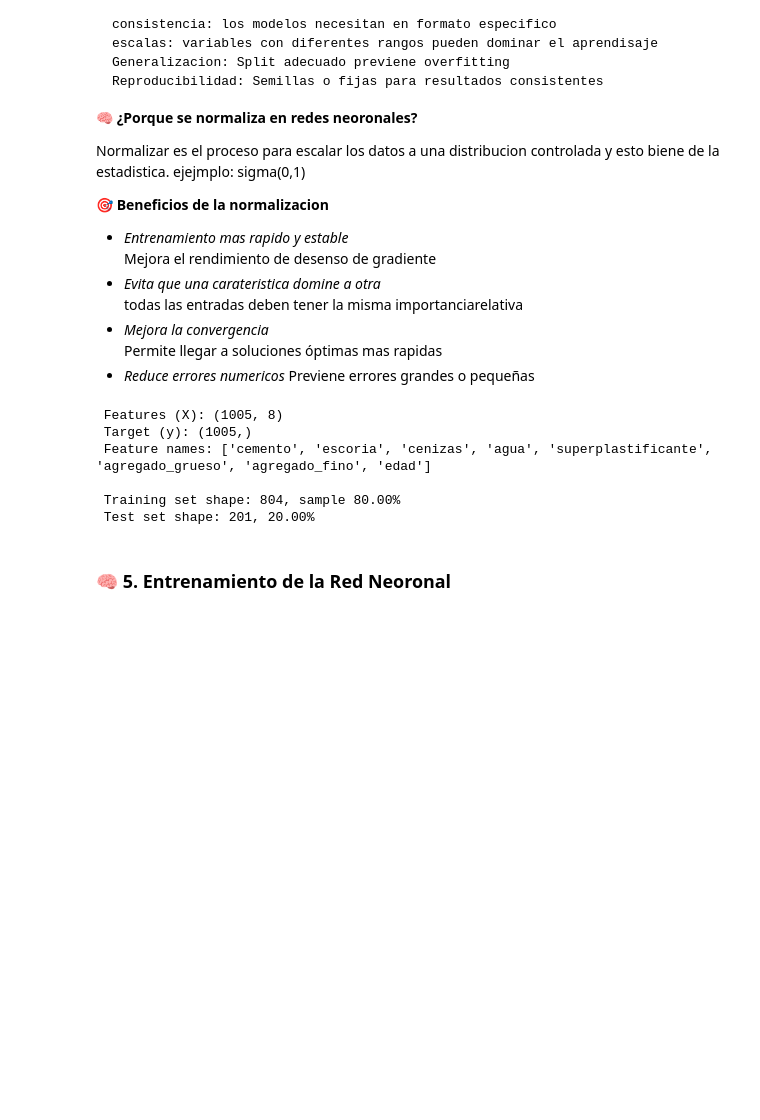
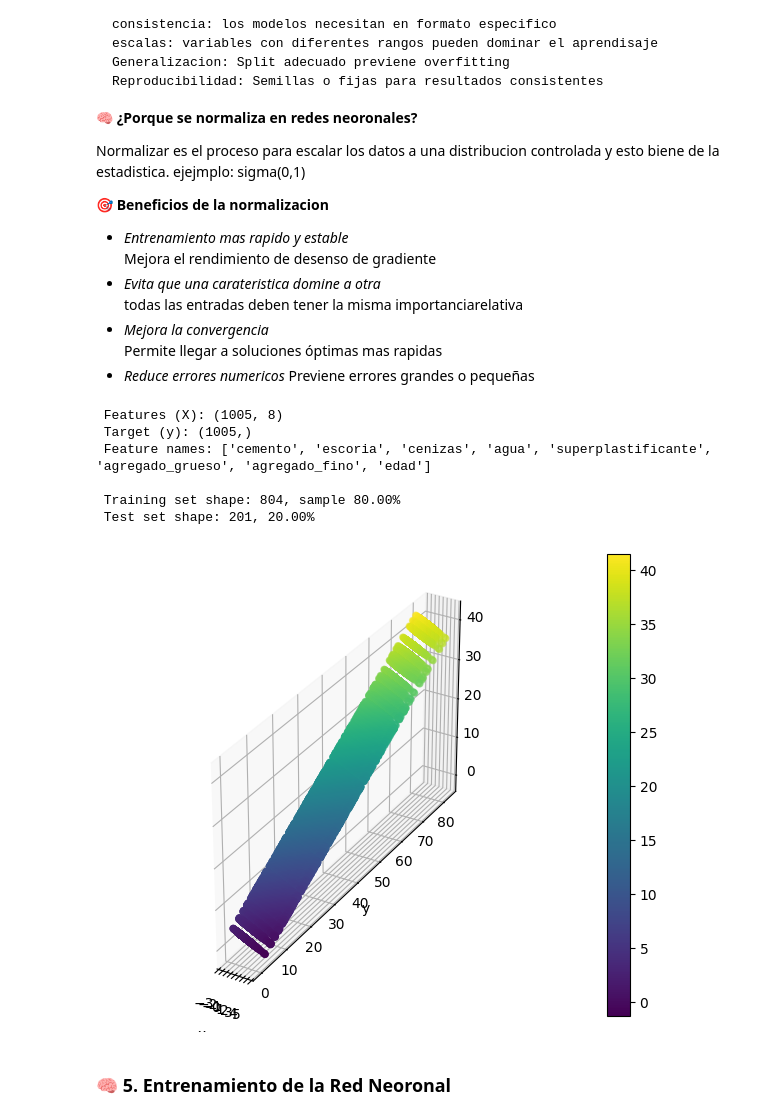
Before and after one commit to fjmucho/iAx, a Jupyter notebook: ML-e02 Red-Neuronal - Resistencia a la compresion de hormigon.ipynb, the cells around one changed output. Cells and saved outputs as stored; diff of their text form; code cells hidden in the pictures; blank space fills up the shorter version.

Commit message:
add plot beam and sections

```diff
--- a/ML-e02 Red-Neuronal - Resistencia a la compresion de hormigon.ipynb
+++ b/ML-e02 Red-Neuronal - Resistencia a la compresion de hormigon.ipynb
@@ -545,6 +545,26 @@ X_train_scaled, X_test_scaled, y_train, y_test, scaler, fiature_names = prepare_
 
  Training set shape: 804, sample 80.00%
  Test set shape: 201, 20.00%
+# %%
+x, y = np.meshgrid(X_test_scaled, y_test)
+z = -0.5 * x + 0.5 * y
+
+fig = plt.figure()
+ax = fig.add_subplot(111, projection='3d')
+
+# ax.plot_surface(x, y, z, cstride=1, rstride=1, shade=False, cmap='viridis')
+# ax.plot_wireframe(x, y, z)
+
+sc = ax.scatter(x, y, z, c=z, cmap='viridis')
+fig.colorbar(sc)
+
+ax.set_aspect('equal', adjustable='box')
+ax.set_xlabel('x')
+ax.set_ylabel('y')
+
+plt.show()
+# %% [output]
+[figure, added]
 # %% [markdown]
 ### 🧠 5. Entrenamiento de la Red Neoronal
 # %% [markdown]
```
Also changed, not shown: parts of 1 cell of this notebook, 3 other files.
